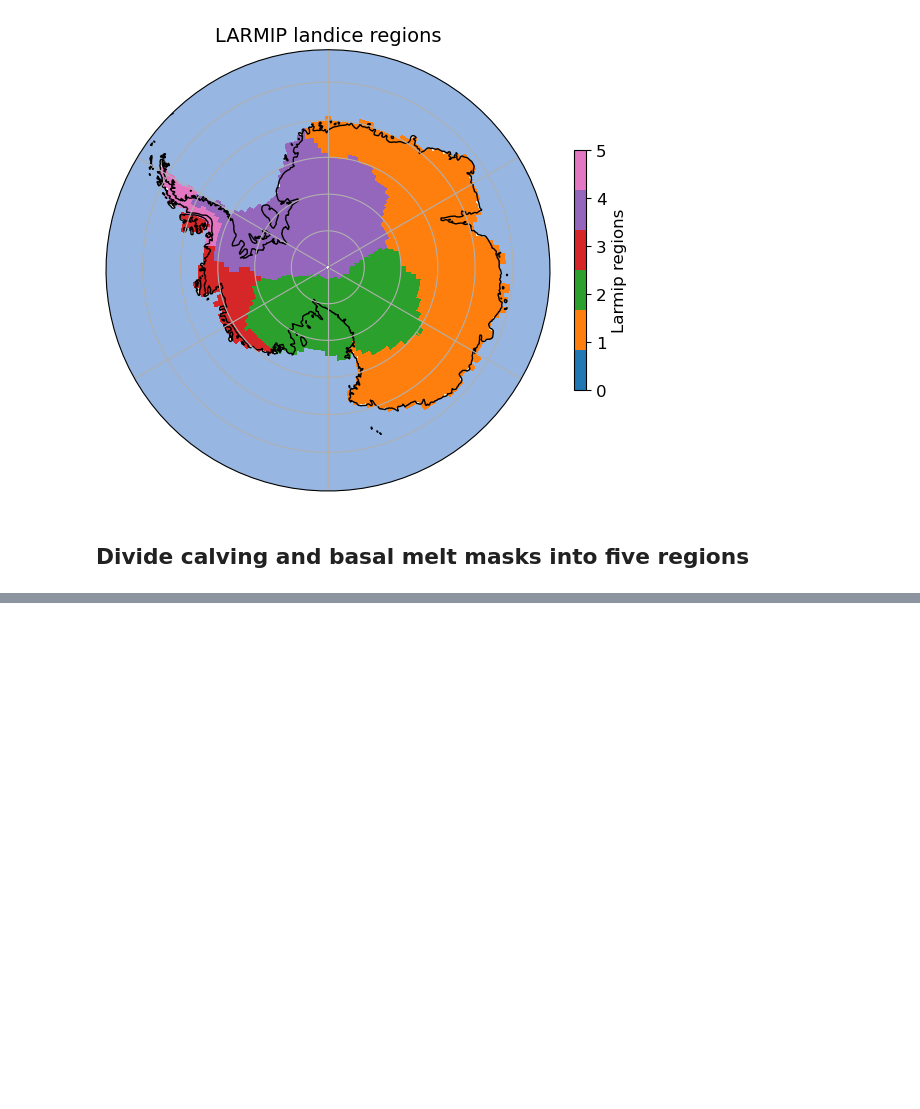
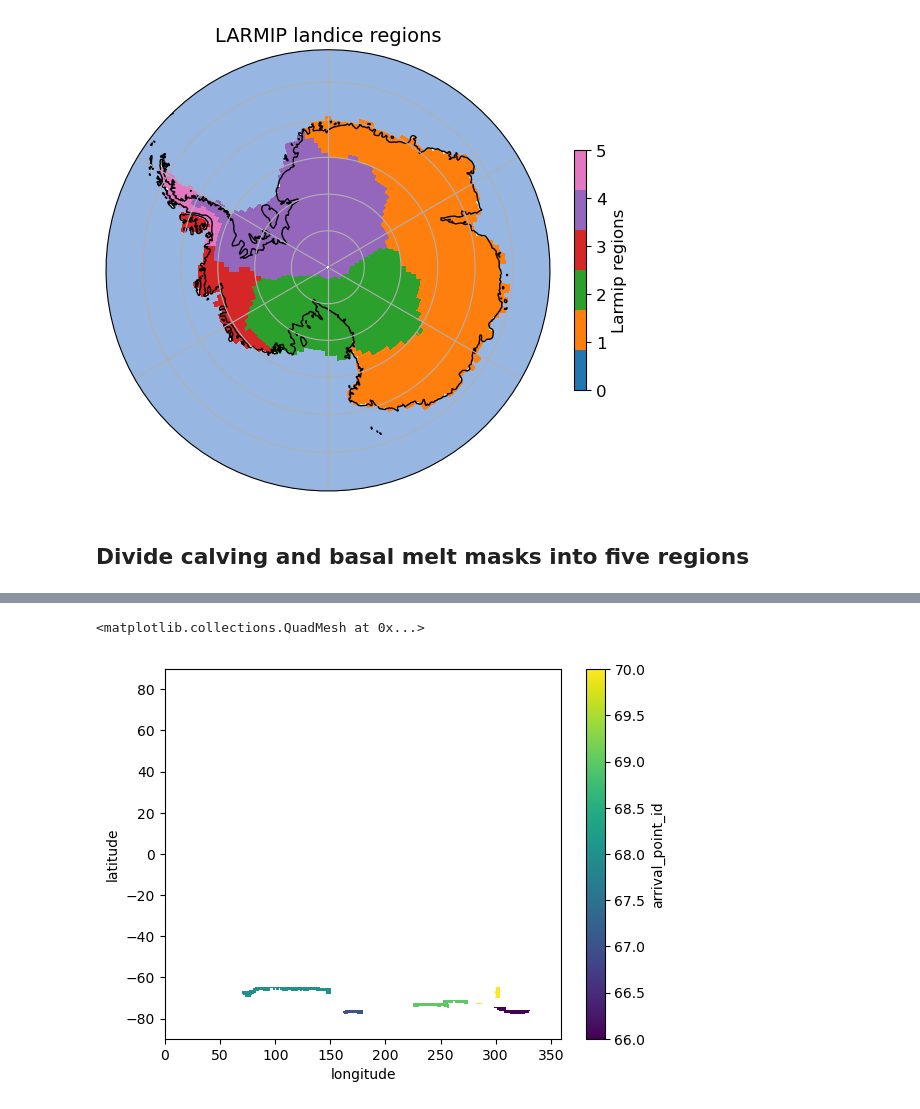
Before and after one commit to evevadeli/ece-interactive-fwf, a Jupyter notebook: runtime/classic/fwf/interactive/notebooks/regridder.ipynb, the cells around one changed output, grey strips where cells are left out. Cells and saved outputs as stored; diff of their text form; code cells hidden in the pictures; blank space fills up the shorter version.

```diff
--- a/runtime/classic/fwf/interactive/notebooks/regridder.ipynb
+++ b/runtime/classic/fwf/interactive/notebooks/regridder.ipynb
@@ -686,0 +722,5 @@ fn_calving_mask =
+# %%
+fn_fwf_masks = '/home/nk0j/preprocessing/inputfiles_Erwin/runoff_maps.nc'
+
+ds_fwf_masks = xr.open_dataset(fn_fwf_masks)
+ds_fwf_masks
@@ -686,0 +739,5 @@ fn_calving_mask =
+# %%
+ds_fwf_masks['arrival_point_id'].where(ds_fwf_masks['arrival_point_id']>65).plot.pcolormesh()
+# %% [output]
+<matplotlib.collections.QuadMesh at 0x...>
+[figure, added]
```
Also changed, not shown: parts of 33 cells of this notebook.
